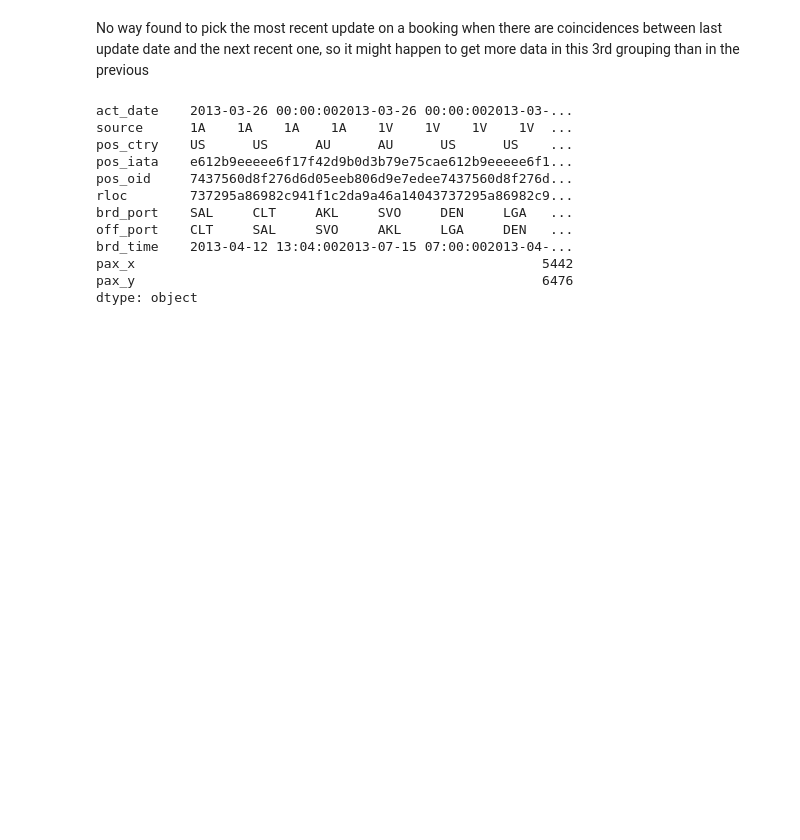
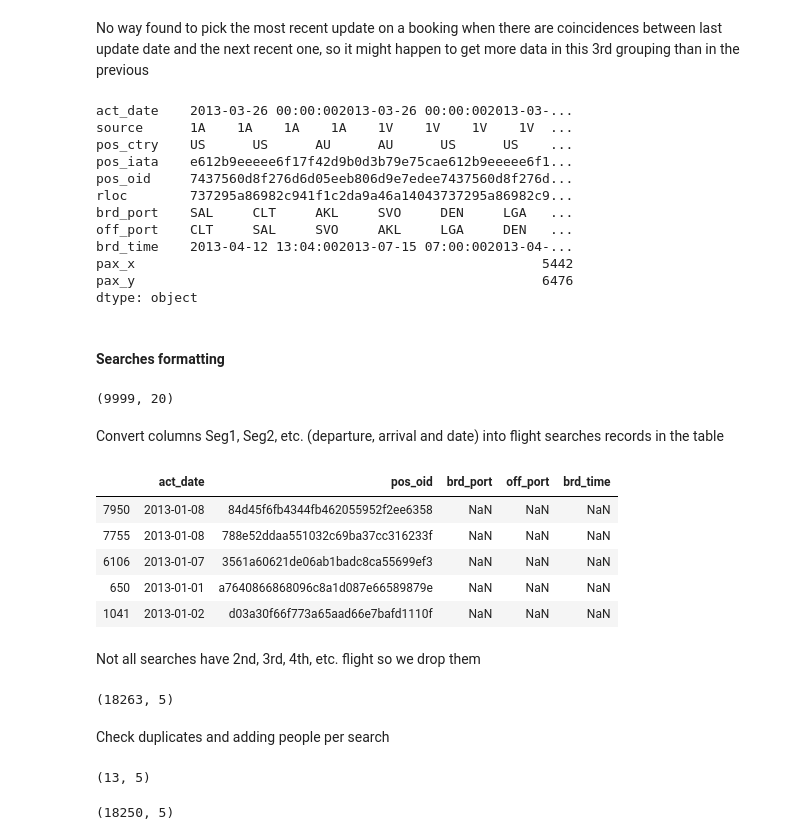
Before and after one commit to matozqui/python, a Jupyter notebook: AmadeusChallenge/Exercises.ipynb, the cells around one changed output. Drawn from its saved outputs; the diff is of its cells as text; code cells hidden in the pictures; blank space fills up the shorter version.

```diff
--- a/AmadeusChallenge/Exercises.ipynb
+++ b/AmadeusChallenge/Exercises.ipynb
@@ -396,3 +234,73 @@ brd_time    2013-04-12 13:04:002013-07-15 07:00:002013-04-...
 pax_x                                                    5442
 pax_y                                                    6476
 dtype: object
+# %% [markdown]
+#### Searches formatting
+# %%
+searches = pd.read_csv('searches.csv.bz2',sep='^',nrows=9999,\
+                       usecols= ['Date',\
+                                'OfficeID',\
+                                'Seg1Departure',\
+                                'Seg1Arrival',\
+                                'Seg1Date',\
+                                'Seg2Departure',\
+                                'Seg2Arrival',\
+                                'Seg2Date',\
+                                'Seg3Departure',\
+                                'Seg3Arrival',\
+                                'Seg3Date',\
+                                'Seg4Departure',\
+                                'Seg4Arrival',\
+                                'Seg4Date',\
+                                'Seg5Departure',\
+                                'Seg5Arrival',\
+                                'Seg5Date',\
+                                'Seg6Departure',\
+                                'Seg6Arrival',\
+                                'Seg6Date']\
+                      )
+searches.columns = searches.columns.str.strip()
+searches.shape
+# %% [output]
+(9999, 20)
+# %% [markdown]
+Convert columns Seg1, Seg2, etc. (departure, arrival and date) into flight searches records in the table
+# %%
+s1 = pd.DataFrame()
+for i in range(1,7):
+    a = searches[[
+                'Date',\
+                'OfficeID',\
+                'Seg' + str(i) + 'Departure',\
+                'Seg' + str(i) + 'Arrival',\
+                'Seg' + str(i) + 'Date',\
+            ]]
+    a.columns = ['act_date','pos_oid','brd_port','off_port','brd_time']
+    s1 = pd.concat([s1,a])
+# %%
+s1.sample(5)
+# %% [output]
+|  | act_date | pos_oid | brd_port | off_port | brd_time |
+| 7950 | 2013-01-08 | 84d45f6fb4344fb462055952f2ee6358 | NaN | NaN | NaN |
+| 7755 | 2013-01-08 | 788e52ddaa551032c69ba37cc316233f | NaN | NaN | NaN |
+| 6106 | 2013-01-07 | 3561a60621de06ab1badc8ca55699ef3 | NaN | NaN | NaN |
+| 650 | 2013-01-01 | a7640866868096c8a1d087e66589879e | NaN | NaN | NaN |
+| 1041 | 2013-01-02 | d03a30f66f773a65aad66e7bafd1110f | NaN | NaN | NaN |
+# %% [markdown]
+Not all searches have 2nd, 3rd, 4th, etc. flight so we drop them
+# %%
+s2 = s1.dropna()
+s2.shape
+# %% [output]
+(18263, 5)
+# %% [markdown]
+Check duplicates and adding people per search
+# %%
+s2[s2.duplicated()].shape
+# %% [output]
+(13, 5)
+# %%
+s3 = s2.drop_duplicates()
+s3.shape
+# %% [output]
+(18250, 5)
```
Also changed, not shown: parts of 34 cells of this notebook.
